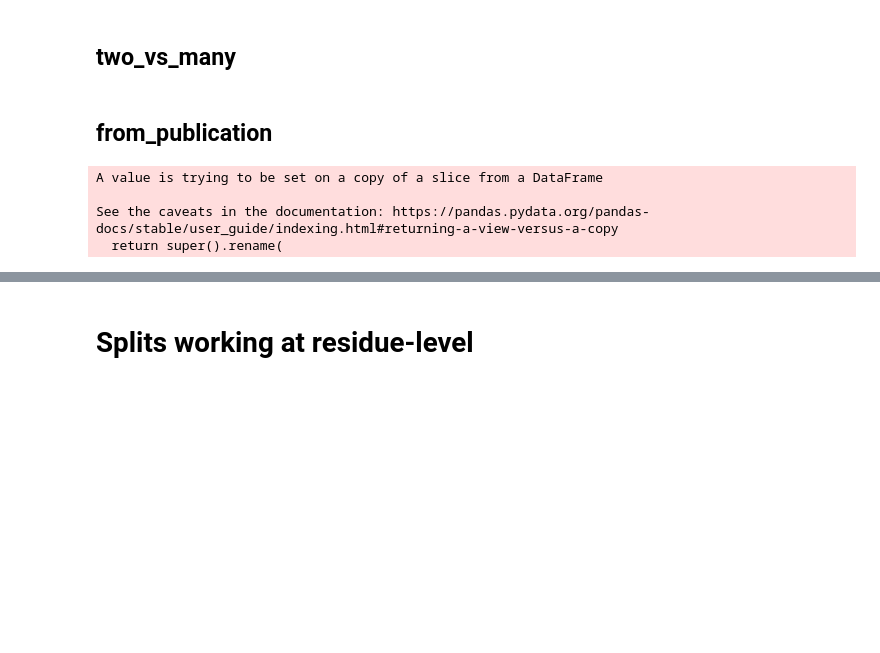
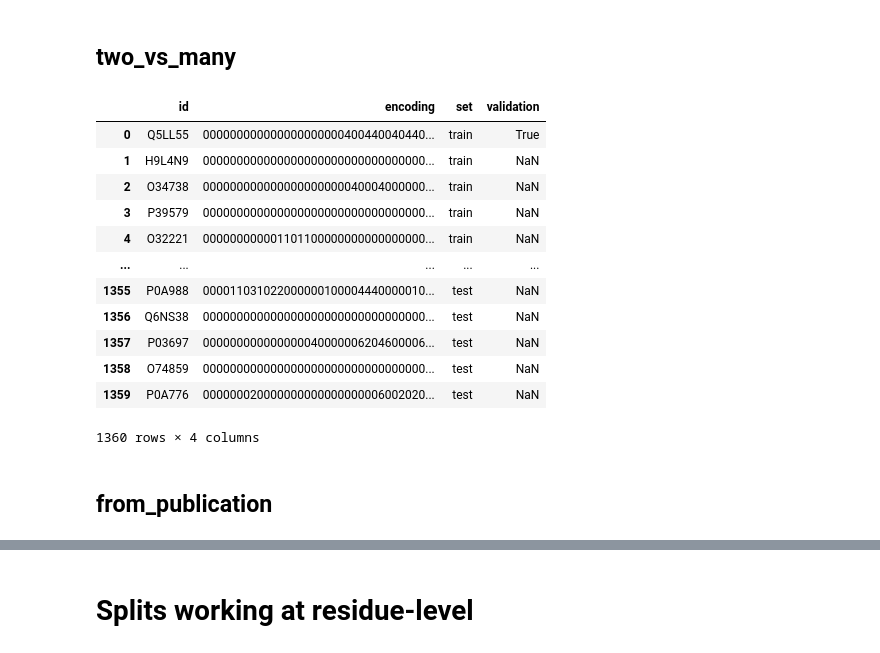
Before and after one commit to J-SNACKKB/FLIP, a Jupyter notebook: collect_splits/5_bind.ipynb, the cells around one changed output, grey strips where cells are left out. Saved outputs shown, nothing was run; the diff lists cells and outputs as text; code cells hidden in the pictures; blank space fills up the shorter version.

```diff
--- a/collect_splits/5_bind.ipynb
+++ b/collect_splits/5_bind.ipynb
@@ -417,0 +410,43 @@ two_vs_many.to_csv(split_path / 'splits' / 'two_vs_many.csv', index = False)
+# %%
+two_vs_many = DataFrame(columns = ["id", "encoding", "set", "validation"])
+
+# Training set
+tmp = full_set_encoded.iloc[one_ligand_indexes][["id", "encoding"]]
+tmp.insert(2, "set", ["train"]*len(full_set_encoded.iloc[one_ligand_indexes]))
+two_vs_many = two_vs_many.append(tmp)
+
+tmp = full_set_encoded.iloc[two_ligand_indexes][["id", "encoding"]]
+tmp.insert(2, "set", ["train"]*len(full_set_encoded.iloc[two_ligand_indexes]))
+two_vs_many = two_vs_many.append(tmp)
+
+# Validation set
+val_sample_indexs = list(two_vs_many.sample(frac=0.1, random_state=1234).index)
+validation = [True if i in val_sample_indexs else NaN for i in two_vs_many.index]
+two_vs_many.validation = validation
+
+# Test set
+tmp = full_set_encoded.iloc[three_ligand_indexes][["id", "encoding"]]
+tmp.insert(2, "set", ["test"]*len(tmp))
+two_vs_many = two_vs_many.append(tmp)
+
+# Target to str
+two_vs_many["encoding"] = two_vs_many["encoding"].apply(lambda x: ''.join(map(str, x)))
+
+two_vs_many = two_vs_many.reset_index()
+two_vs_many.drop(["index"], axis=1, inplace=True)
+# %%
+two_vs_many
+# %% [output]
+|  | id | encoding | set | validation |
+| 0 | Q5LL55 | 000000000000000000000400440040440... | train | True |
+| 1 | H9L4N9 | 000000000000000000000000000000000... | train | NaN |
+| 2 | O34738 | 000000000000000000000040004000000... | train | NaN |
+| 3 | P39579 | 000000000000000000000000000000000... | train | NaN |
+| 4 | O32221 | 000000000001101100000000000000000... | train | NaN |
+| ... | ... | ... | ... | ... |
+| 1355 | P0A988 | 000011031022000000100004440000010... | test | NaN |
+| 1356 | Q6NS38 | 000000000000000000000000000000000... | test | NaN |
+| 1357 | P03697 | 000000000000000040000006204600006... | test | NaN |
+| 1358 | O74859 | 000000000000000000000000000000000... | test | NaN |
+| 1359 | P0A776 | 000000020000000000000000006002020... | test | NaN |
+1360 rows × 4 columns
@@ -418,9 +459,7 @@ two_vs_many.to_csv(split_path / 'splits' / 'two_vs_many.csv', index = False)
 # %% [markdown]
 ## from_publication
 # %%
-from_publication = full_set_encoded[["sequence", "encoding", "set"]]
-
-from_publication.rename(columns = {"encoding": "target"}, inplace = True)
+from_publication = full_set_encoded[["id", "encoding", "set"]]
 
 # Let's specify validation set
 val_sample_indexs = list(from_publication.query("set == 'train'").sample(frac=0.1, random_state=1234).index)
@@ -428,12 +467,7 @@ validation = [True if i in val_sample_indexs else NaN for i in from_publication.
 from_publication.insert(2, "validation", validation)
 
 # Target to str
-from_publication["target"] = from_publication["target"].apply(lambda x: ''.join(map(str, x)))
+from_publication["encoding"] = from_publication["encoding"].apply(lambda x: ''.join(map(str, x)))
 
 from_publication = from_publication.reset_index()
 from_publication.drop(["index"], axis=1, inplace=True)
-# %% [output]
-A value is trying to be set on a copy of a slice from a DataFrame
-
-See the caveats in the documentation: https://pandas.pydata.org/pandas-docs/stable/user_guide/indexing.html#returning-a-view-versus-a-copy
-  return super().rename(
```
Also changed, not shown: parts of 22 cells of this notebook, 1 other file.
